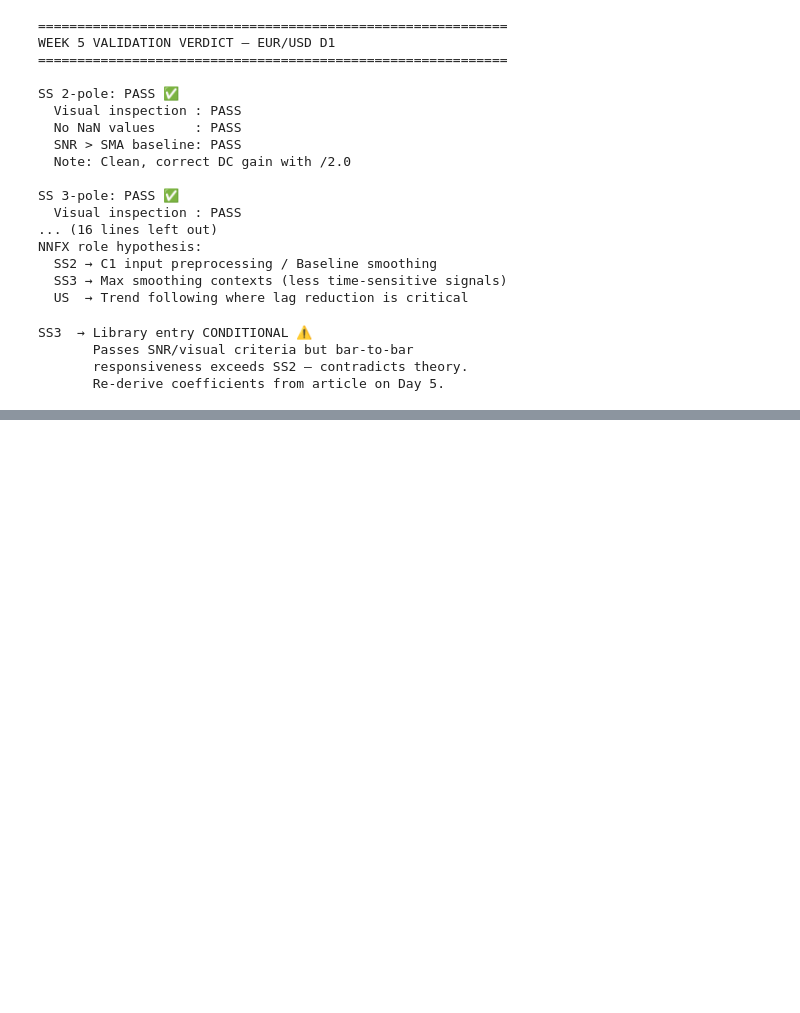
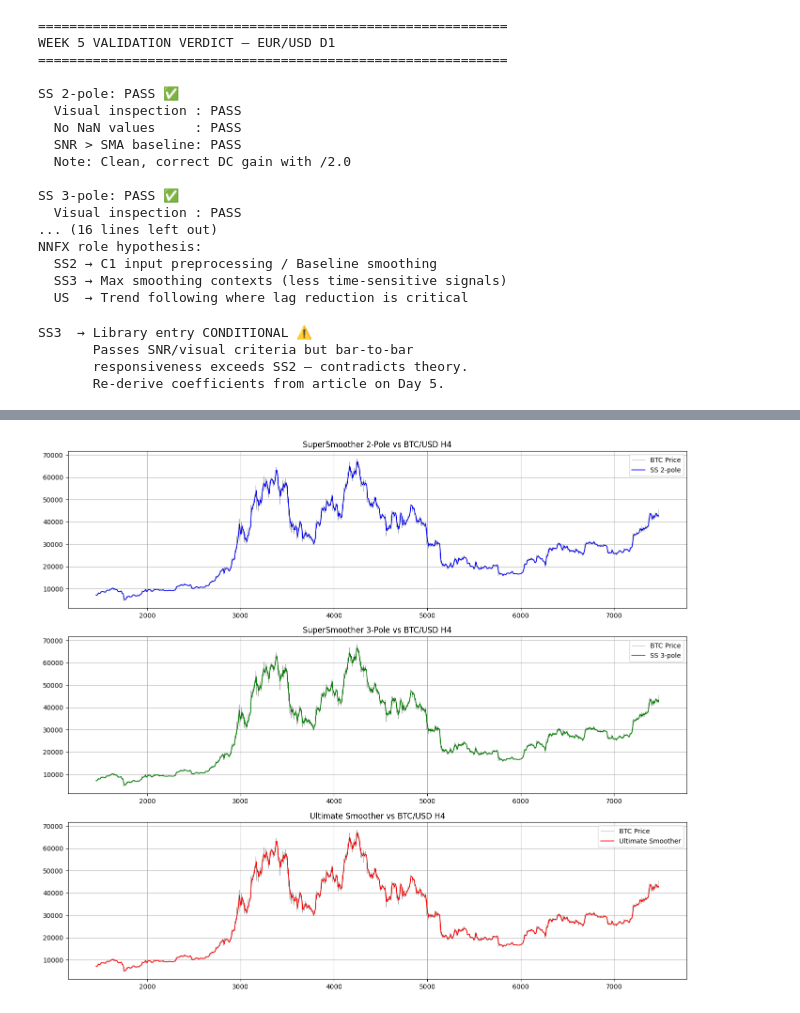
Before and after one commit to eyalperel/fx-trading-systems, a Jupyter notebook: analysis/notebooks/SuperSmoother_Analysis.ipynb, the cells around one changed output, grey strips where cells are left out. Cells and saved outputs as stored; diff of their text form; code cells hidden in the pictures; blank space fills up the shorter version.

```diff
--- a/analysis/notebooks/SuperSmoother_Analysis.ipynb
+++ b/analysis/notebooks/SuperSmoother_Analysis.ipynb
@@ -336,0 +508,30 @@ SS3  → Library entry CONDITIONAL ⚠️
+# %%
+# Load BTC data and visualize
+btc = pd.read_csv(
+    'C:/Zorro/Data/SuperSmoother_BTCUSD_H4.csv',
+    header=None,
+    names=['bar', 'price', 'ss2', 'ss3', 'us']
+)
+
+fig, axes = plt.subplots(3, 1, figsize=(14, 12))
+
+axes[0].plot(btc['bar'], btc['price'], color='gray', alpha=0.6, linewidth=0.8, label='BTC Price')
+axes[0].plot(btc['bar'], btc['ss2'], color='blue', linewidth=1.2, label='SS 2-pole')
+axes[0].set_title('SuperSmoother 2-Pole vs BTC/USD H4')
+axes[0].legend()
+
+axes[1].plot(btc['bar'], btc['price'], color='gray', alpha=0.6, linewidth=0.8, label='BTC Price')
+axes[1].plot(btc['bar'], btc['ss3'], color='green', linewidth=1.2, label='SS 3-pole')
+axes[1].set_title('SuperSmoother 3-Pole vs BTC/USD H4')
+axes[1].legend()
+
+axes[2].plot(btc['bar'], btc['price'], color='gray', alpha=0.6, linewidth=0.8, label='BTC Price')
+axes[2].plot(btc['bar'], btc['us'], color='red', linewidth=1.2, label='Ultimate Smoother')
+axes[2].set_title('Ultimate Smoother vs BTC/USD H4')
+axes[2].legend()
+
+plt.tight_layout()
+plt.savefig('SuperSmoother_BTC_Visual.png', dpi=150)
+plt.show()
+# %% [output]
+[figure, added]
```
Also changed, not shown: parts of 4 cells of this notebook, 1 other file.
